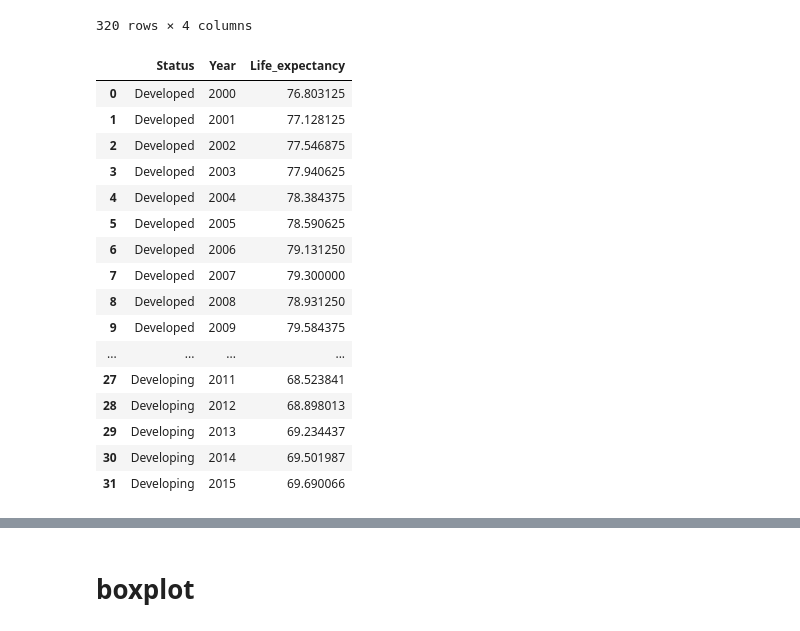
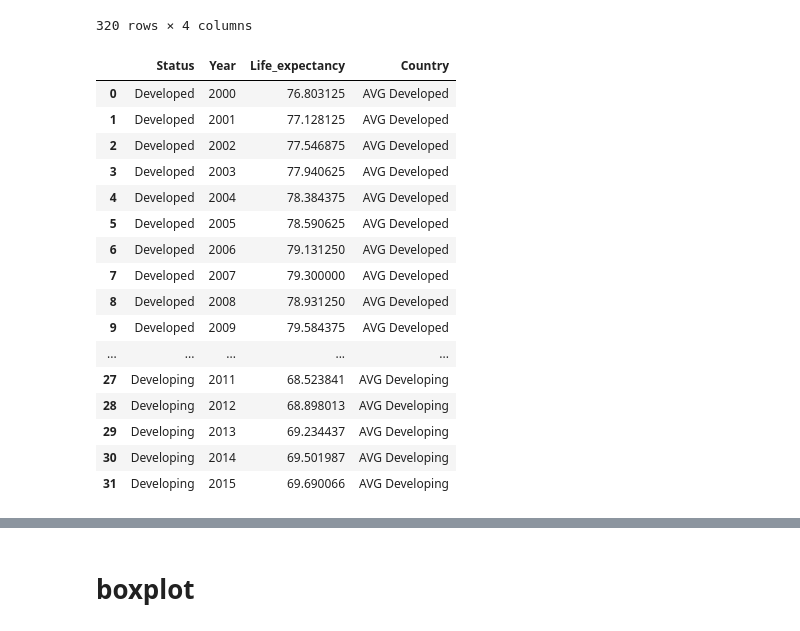
Before and after one commit to Riz97/riz97.github.io, a Jupyter notebook: py_scripts/notebooks/Data_preproccessing_comparison.ipynb, the cells around one changed output, grey strips where cells are left out. Drawn from its saved outputs; the diff is of its cells as text; code cells hidden in the pictures.

```diff
--- a/py_scripts/notebooks/Data_preproccessing_comparison.ipynb
+++ b/py_scripts/notebooks/Data_preproccessing_comparison.ipynb
@@ -163,23 +175,23 @@ df_time.to_csv("../../data/comparison/comparison-1.csv", sep=",", index = False)
 #compute mean by year and status
 df2=df1.groupby(['Status',"Year"]).agg({"Life_expectancy":"mean"}).reset_index()
 # %%
-
+df2["Country"]= np.where(df2['Status']=="Developed", 'AVG Developed', 'AVG Developing')
 df2
 # %% [output]
-|  | Status | Year | Life_expectancy |
-| 0 | Developed | 2000 | 76.803125 |
-| 1 | Developed | 2001 | 77.128125 |
-| 2 | Developed | 2002 | 77.546875 |
-| 3 | Developed | 2003 | 77.940625 |
-| 4 | Developed | 2004 | 78.384375 |
-| 5 | Developed | 2005 | 78.590625 |
-| 6 | Developed | 2006 | 79.131250 |
-| 7 | Developed | 2007 | 79.300000 |
-| 8 | Developed | 2008 | 78.931250 |
-| 9 | Developed | 2009 | 79.584375 |
-| ... | ... | ... | ... |
-| 27 | Developing | 2011 | 68.523841 |
-| 28 | Developing | 2012 | 68.898013 |
-| 29 | Developing | 2013 | 69.234437 |
-| 30 | Developing | 2014 | 69.501987 |
-| 31 | Developing | 2015 | 69.690066 |
+|  | Status | Year | Life_expectancy | Country |
+| 0 | Developed | 2000 | 76.803125 | AVG Developed |
+| 1 | Developed | 2001 | 77.128125 | AVG Developed |
+| 2 | Developed | 2002 | 77.546875 | AVG Developed |
+| 3 | Developed | 2003 | 77.940625 | AVG Developed |
+| 4 | Developed | 2004 | 78.384375 | AVG Developed |
+| 5 | Developed | 2005 | 78.590625 | AVG Developed |
+| 6 | Developed | 2006 | 79.131250 | AVG Developed |
+| 7 | Developed | 2007 | 79.300000 | AVG Developed |
+| 8 | Developed | 2008 | 78.931250 | AVG Developed |
+| 9 | Developed | 2009 | 79.584375 | AVG Developed |
+| ... | ... | ... | ... | ... |
+| 27 | Developing | 2011 | 68.523841 | AVG Developing |
+| 28 | Developing | 2012 | 68.898013 | AVG Developing |
+| 29 | Developing | 2013 | 69.234437 | AVG Developing |
+| 30 | Developing | 2014 | 69.501987 | AVG Developing |
+| 31 | Developing | 2015 | 69.690066 | AVG Developing |
```
Also changed, not shown: parts of 5 cells of this notebook, 3 other files.
